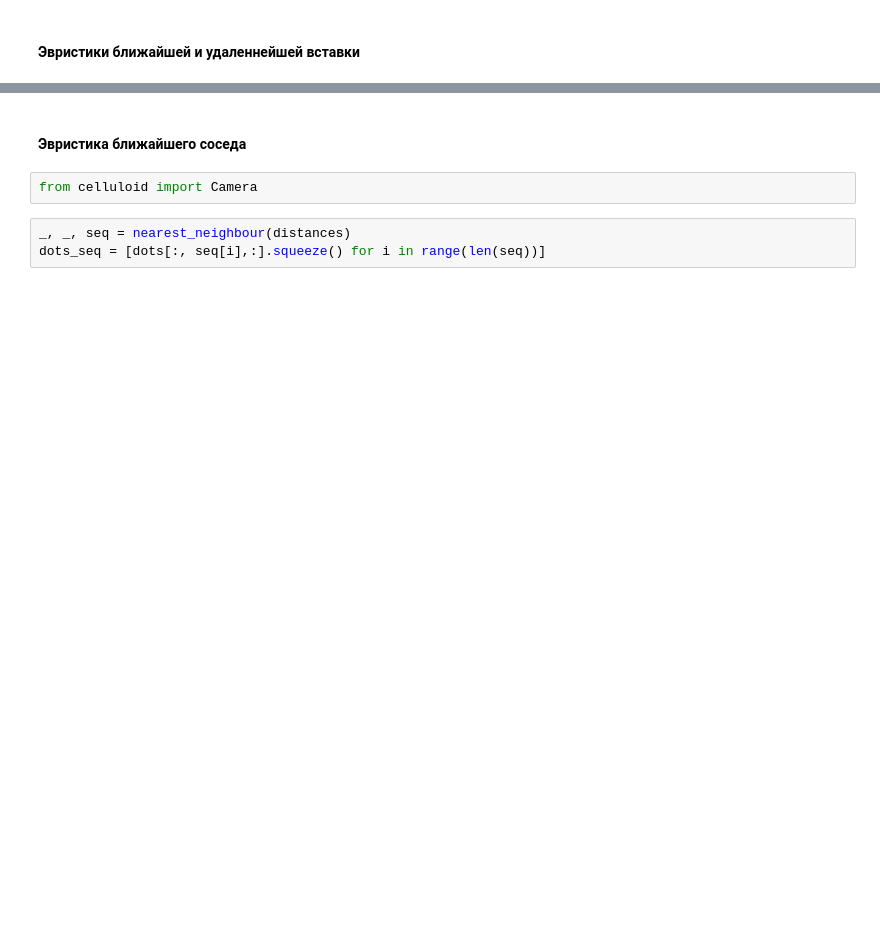
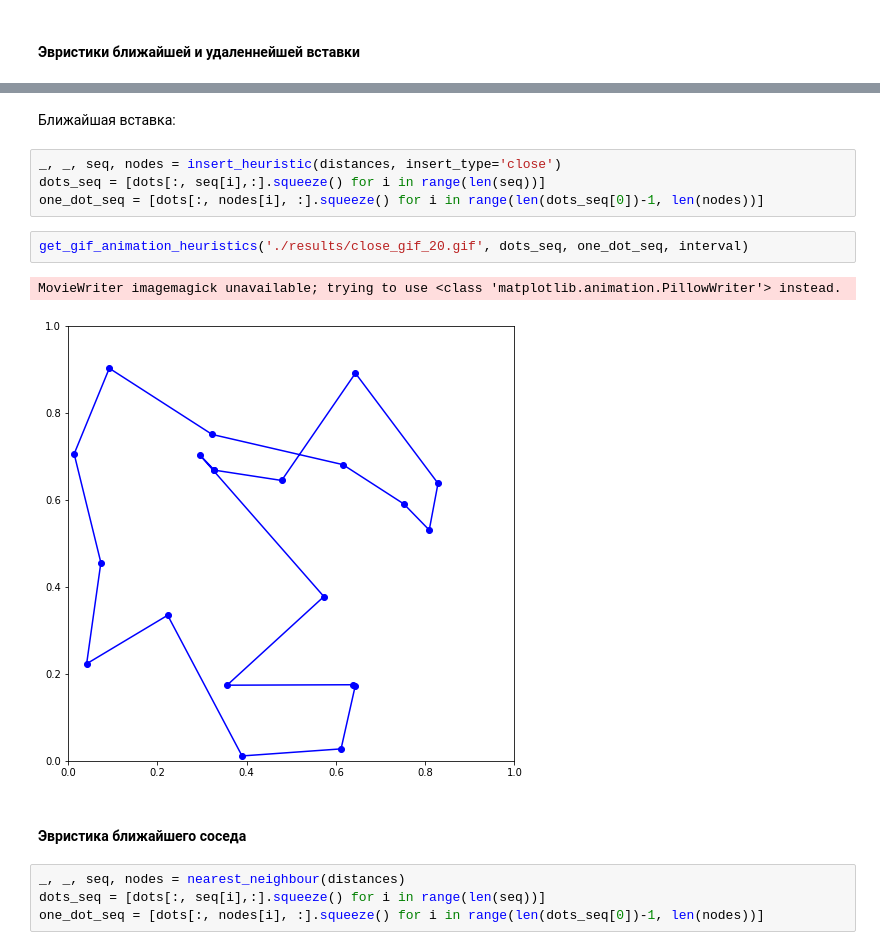
Before and after one commit to Arssel/TSP_RL, a Jupyter notebook: Experiments.ipynb, the cells around one changed output, grey strips where cells are left out. Drawn from its saved outputs; the diff is of its cells as text; blank space fills up the shorter version.

```diff
--- a/Experiments.ipynb
+++ b/Experiments.ipynb
@@ -278,8 +277,18 @@ MovieWriter imagemagick unavailable; trying to use <class 'matplotlib.animation.
+# %% [markdown]
+Ближайшая вставка:
+# %%
+_, _, seq, nodes = insert_heuristic(distances, insert_type='close')
+dots_seq = [dots[:, seq[i],:].squeeze() for i in range(len(seq))]
+one_dot_seq = [dots[:, nodes[i], :].squeeze() for i in range(len(dots_seq[0])-1, len(nodes))]
+# %%
+get_gif_animation_heuristics('./results/close_gif_20.gif', dots_seq, one_dot_seq, interval)
+# %% [output]
+MovieWriter imagemagick unavailable; trying to use <class 'matplotlib.animation.PillowWriter'> instead.
+[figure, added]
 # %% [markdown]
 #### Эвристика ближайшего соседа
-# %%
-from celluloid import Camera
 # %%
-_, _, seq = nearest_neighbour(distances)
+_, _, seq, nodes = nearest_neighbour(distances)
 dots_seq = [dots[:, seq[i],:].squeeze() for i in range(len(seq))]
+one_dot_seq = [dots[:, nodes[i], :].squeeze() for i in range(len(dots_seq[0])-1, len(nodes))]
 # %%
```
Also changed, not shown: parts of 7 cells of this notebook, 5 other files.
